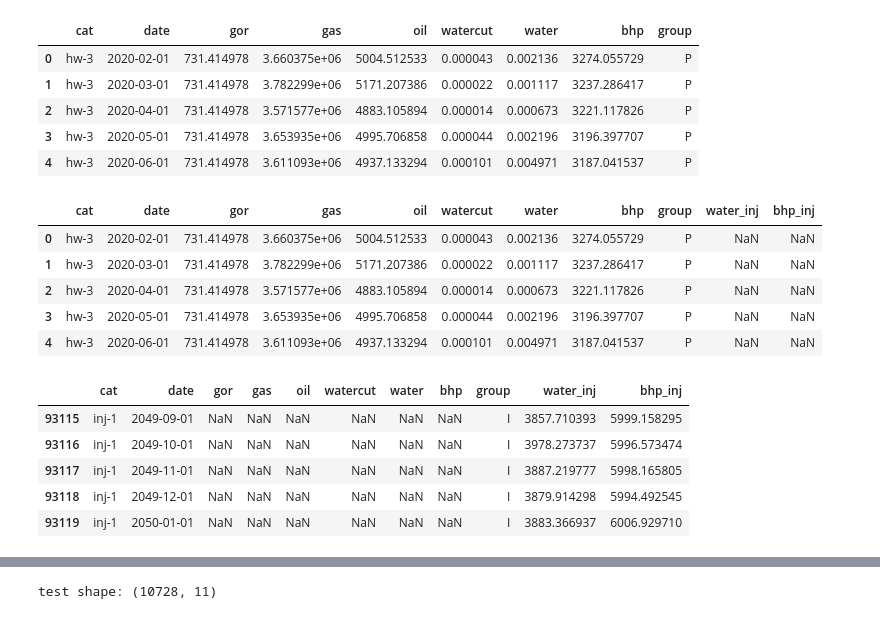
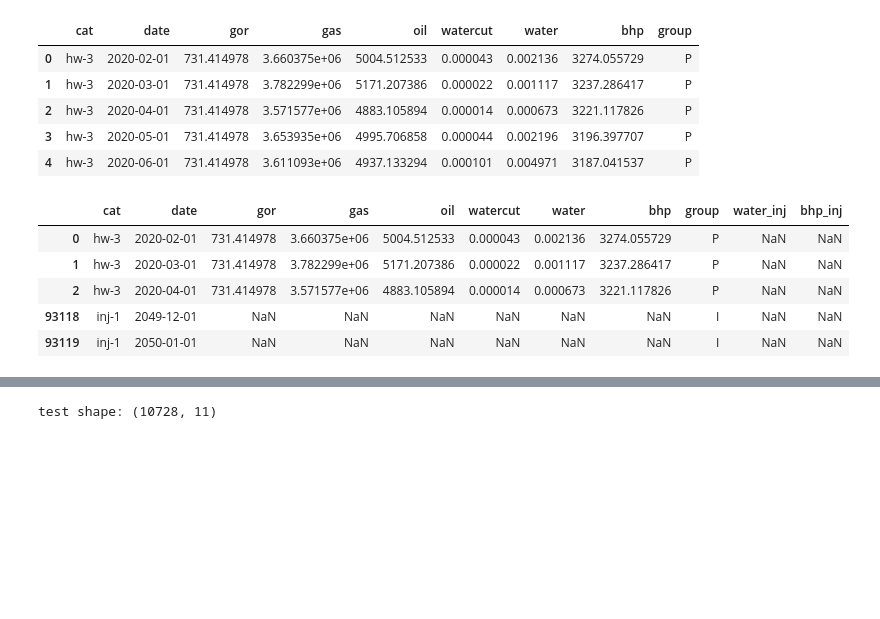
Before and after one commit to kalachinartyom/RL-in-time-series, a Jupyter notebook: notebooks/1.0-kalachin-make-costa-dataset.ipynb, the cells around one changed output, grey strips where cells are left out. Cells and saved outputs as stored; diff of their text form; code cells hidden in the pictures; blank space fills up the shorter version.

```diff
--- a/notebooks/1.0-kalachin-make-costa-dataset.ipynb
+++ b/notebooks/1.0-kalachin-make-costa-dataset.ipynb
@@ -11,7 +11,7 @@ pd.set_option("display.max_columns", None)
 # %%
 ### create coords dataframe
 
-path = "../data/raw/COSTA well_heads.csv"
+path = "../data/raw/costa/COSTA well_heads.csv"
 data = pd.read_csv(path)
 print(data.shape)
 
@@ -37,7 +37,7 @@ data.head()
 # %%
 ### create coords dataframe
 
-path = "../data/raw/COSTA Well Heads.prn"
+path = "../data/raw/costa/COSTA Well Heads.prn"
 data1 = pd.read_csv(path, sep="\s+")
 print(data1.shape)
 
@@ -81,7 +81,7 @@ df.head()
 # %%
 ### load appraisal well data
 
-path = "../data/raw/COSTA Synthetic Production Monthly.xlsx"
+path = "../data/raw/costa/COSTA Synthetic Production Monthly.xlsx"
 
 data = pd.DataFrame()
 
@@ -127,7 +127,6 @@ dictionary = {
 data["group"] = data["group"].map(dictionary)
 
 print(data.shape)
-data.head()
 # %% [output]
 Appraisal Wells (6120, 9)
 Production Wells (47868, 9)
@@ -143,25 +142,18 @@ Infill Water Injectors (16860, 5)
 # %%
 data["water_inj"] = np.where(data["group"] == "I", data["water"], np.nan)
 data["water"] = np.where(data["group"] == "P", data["water"], np.nan)
 
 data["bhp_inj"] = np.where(data["group"] == "I", data["bhp"], np.nan)
 data["bhp"] = np.where(data["group"] == "P", data["bhp"], np.nan)
 
-display(data.head())
-display(data.tail())
+pd.concat([data.head(3), data.tail(2)])
 # %% [output]
 |  | cat | date | gor | gas | oil | watercut | water | bhp | group | water_inj | bhp_inj |
 | 0 | hw-3 | 2020-02-01 | 731.414978 | 3.660375e+06 | 5004.512533 | 0.000043 | 0.002136 | 3274.055729 | P | NaN | NaN |
 | 1 | hw-3 | 2020-03-01 | 731.414978 | 3.782299e+06 | 5171.207386 | 0.000022 | 0.001117 | 3237.286417 | P | NaN | NaN |
 | 2 | hw-3 | 2020-04-01 | 731.414978 | 3.571577e+06 | 4883.105894 | 0.000014 | 0.000673 | 3221.117826 | P | NaN | NaN |
-| 3 | hw-3 | 2020-05-01 | 731.414978 | 3.653935e+06 | 4995.706858 | 0.000044 | 0.002196 | 3196.397707 | P | NaN | NaN |
-| 4 | hw-3 | 2020-06-01 | 731.414978 | 3.611093e+06 | 4937.133294 | 0.000101 | 0.004971 | 3187.041537 | P | NaN | NaN |
+| 93118 | inj-1 | 2049-12-01 | NaN | NaN | NaN | NaN | NaN | NaN | I | NaN | NaN |
+| 93119 | inj-1 | 2050-01-01 | NaN | NaN | NaN | NaN | NaN | NaN | I | NaN | NaN |
-|  | cat | date | gor | gas | oil | watercut | water | bhp | group | water_inj | bhp_inj |
-| 93115 | inj-1 | 2049-09-01 | NaN | NaN | NaN | NaN | NaN | NaN | I | 3857.710393 | 5999.158295 |
-| 93116 | inj-1 | 2049-10-01 | NaN | NaN | NaN | NaN | NaN | NaN | I | 3978.273737 | 5996.573474 |
-| 93117 | inj-1 | 2049-11-01 | NaN | NaN | NaN | NaN | NaN | NaN | I | 3887.219777 | 5998.165805 |
-| 93118 | inj-1 | 2049-12-01 | NaN | NaN | NaN | NaN | NaN | NaN | I | 3879.914298 | 5994.492545 |
-| 93119 | inj-1 | 2050-01-01 | NaN | NaN | NaN | NaN | NaN | NaN | I | 3883.366937 | 6006.929710 |
 # %%
 path = "../data/interim/costa_data.csv"
 data.to_csv(path, index=False)
```
Also changed, not shown: parts of 3 cells of this notebook, 12 other files.
